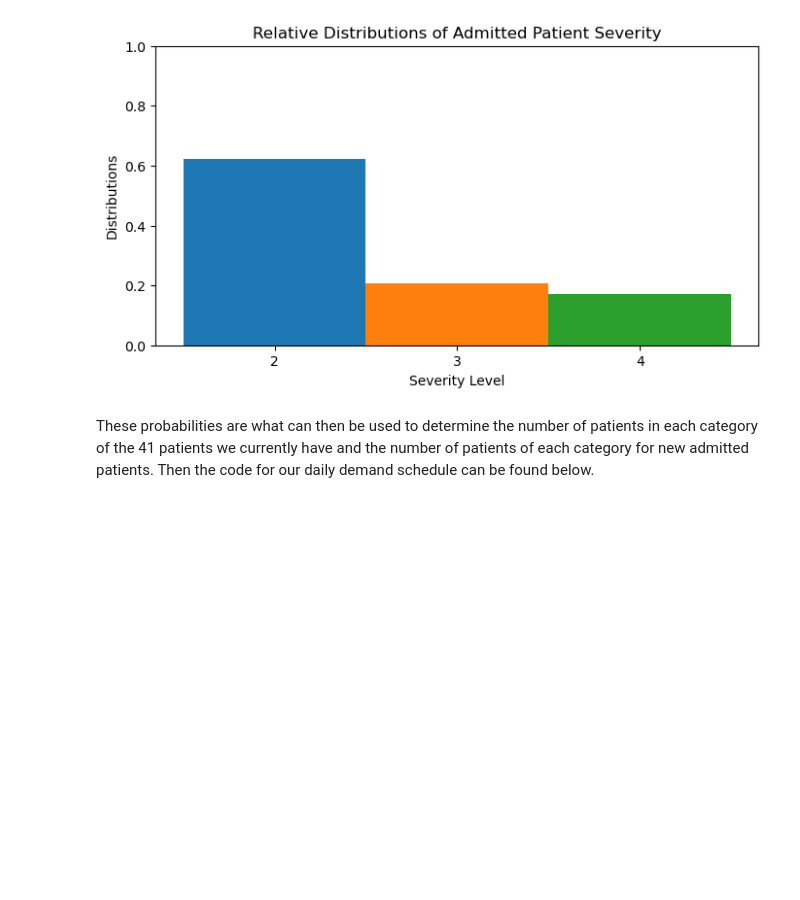
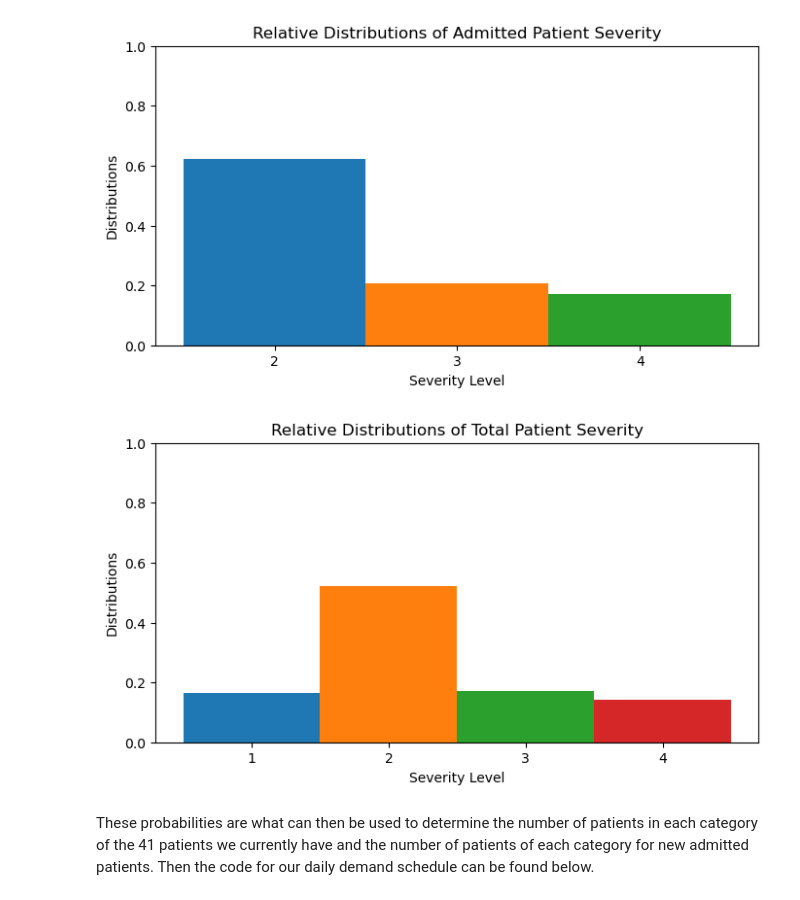
Before and after one commit to jacassady/covidOptimization, a Jupyter notebook: Final Report.ipynb, the cells around one changed output. Cells and saved outputs as stored; diff of their text form; code cells hidden in the pictures; blank space fills up the shorter version.

```diff
--- a/Final Report.ipynb
+++ b/Final Report.ipynb
@@ -243,6 +263,20 @@ bar(3, 0.2061, width=1)
 bar(4, 0.1707, width=1);
 # %% [output]
 [figure]
+# %%
+using PyPlot
+figure(figsize=(8,4))
+xticks([1, 2, 3, 4])
+ylim(0, 1)
+xlabel("Severity Level")
+ylabel("Distributions")
+title("Relative Distributions of Total Patient Severity")
+bar(1, 0.1642, width=1)
+bar(2, 0.5208, width=1)
+bar(3, 0.1723, width=1)
+bar(4, 0.1427, width=1);
+# %% [output]
+[figure, added]
 # %% [markdown]
 These probabilities are what can then be used to determine the number of patients in each category of the 41 patients we currently have and the number of patients of each category for new admitted patients. Then the code for our daily demand schedule can be found below.
 # %%
```
Also changed, not shown: parts of 16 cells of this notebook.
